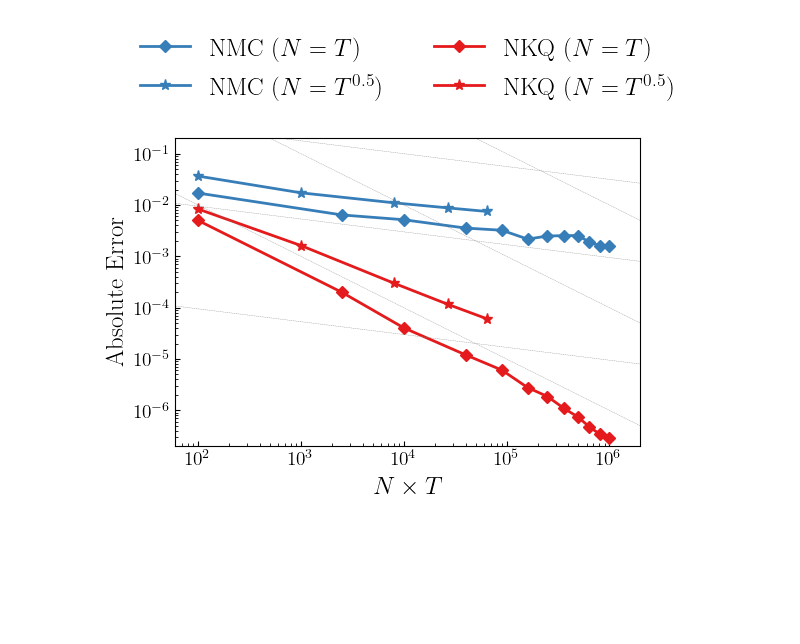
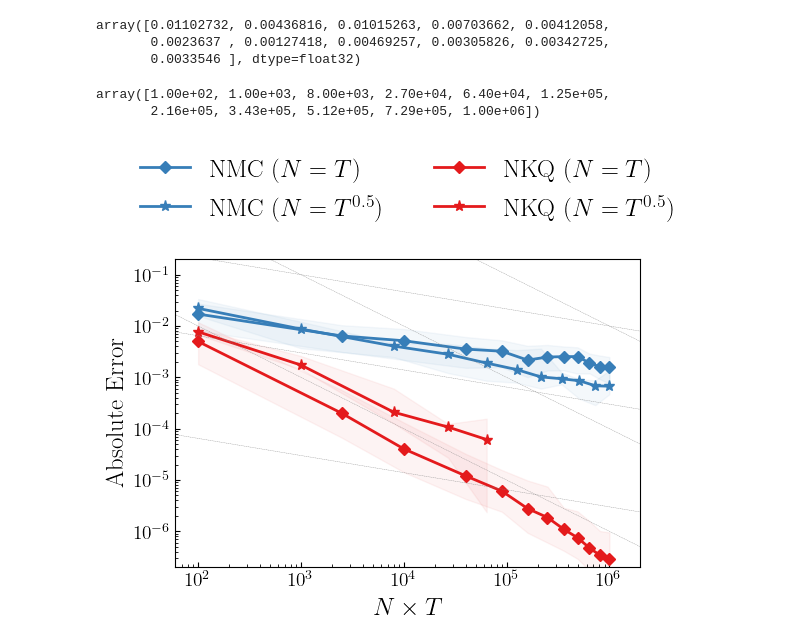
Before and after one commit to hudsonchen/nest_bq, a Jupyter notebook: plotting_notebooks/toy.ipynb, the cells around one changed output. Drawn from its saved outputs; the diff is of its cells as text; code cells hidden in the pictures; blank space fills up the shorter version.

```diff
--- a/plotting_notebooks/toy.ipynb
+++ b/plotting_notebooks/toy.ipynb
@@ -12,7 +12,6 @@ plt.rc('text.latex', preamble=r'\usepackage{amsmath, amsfonts}')
 
 # plt.rc('font', family='Arial', size=12)
 # plt.rc('axes', titlesize=16, labelsize=14, grid=True)
-plt.rc('lines', linewidth=linewidth)
 plt.rc('legend', fontsize=18, frameon=False)
 plt.rc('xtick', labelsize=14, direction='in')
 plt.rc('ytick', labelsize=14, direction='in')
@@ -134,6 +133,17 @@ I_nkq_ratio_two_q75 = np.percentile(I_nkq_ratio_two_array, 75, axis=0)
 I_nmc_ratio_two_median = np.median(I_nmc_ratio_two_array, axis=0)
 I_nmc_ratio_two_q25 = np.percentile(I_nmc_ratio_two_array, 25, axis=0)
 I_nmc_ratio_two_q75 = np.percentile(I_nmc_ratio_two_array, 75, axis=0)
+# %%
+I_nmc_ratio_two_median
+# %% [output]
+array([0.01102732, 0.00436816, 0.01015263, 0.00703662, 0.00412058,
+       0.0023637 , 0.00127418, 0.00469257, 0.00305826, 0.00342725,
+       0.0033546 ], dtype=float32)
+# %%
+cost_array_ratio_two
+# %% [output]
+array([1.00e+02, 1.00e+03, 8.00e+03, 2.70e+04, 6.40e+04, 1.25e+05,
+       2.16e+05, 3.43e+05, 5.12e+05, 7.29e+05, 1.00e+06])
 # %%
 cmap = plt.get_cmap('Set1')
 markersize = 6
@@ -157,17 +167,21 @@ rescale_array_nmc_ratio_half = np.array([1.0, 1, 0.8, 0.8,
 rescale_array_nkq_ratio_half = np.array([1.0, 1, 1.2, 1.0,
                                          1.0, 1.0, 0.8, 1.0, 0.7])
 
-rescale_array_nkq_ratio_two = np.array([1.0, 1, 1.0, 1.7, 1.5])
+rescale_array_nkq_ratio_two = np.array([1.0, 1, 1.1, 1.2, 1.3])
+rescale_array_nmc_ratio_two = np.array([1.0, 1, 0.2, 0.2, 0.23,
+                                        0.3, 0.4, 0.1, 0.14, 0.1, 0.1])
 
 
 fig1 = plt.figure(figsize=(6, 4))
 plt.grid(False)
 plt.plot(cost_array, I_nmc_median, label=f'NMC ($N=T$)', color=cmap.colors[1], linewidth=linewidth,
          marker='D', markersize=markersize)
-# plt.fill_between(cost_array, I_nmc_q25, I_nmc_q75, alpha=0.05, color=cmap.colors[0])
+plt.fill_between(cost_array, I_nmc_q25, I_nmc_q75, alpha=0.05, color=cmap.colors[1])
+
 plt.plot(cost_array, I_nkq_median * rescale_array_nkq_ratio_one / 2, label=f'NKQ ($N=T$)',
          color=cmap.colors[0], linewidth=linewidth, marker='D', markersize=markersize)
-# plt.fill_between(cost_array, I_nkq_q25 * rescale_array_nkq_ratio_one / 2, I_nkq_q75 * rescale_array_nkq_ratio_one / 2, alpha=0.05, color=cmap.colors[1])
+plt.fill_between(cost_array, I_nkq_q25 * rescale_array_nkq_ratio_one / 2,
+                 I_nkq_q75 * rescale_array_nkq_ratio_one / 2, alpha=0.05, color=cmap.colors[0])
 
 keys = list(I_nkq_ratio_half_err_dict.keys())
 N_array_ratio_half = np.array([k[1] for k in keys], dtype=float)
@@ -188,12 +202,17 @@ T_array_ratio_two = np.array([k[0] for k in keys], dtype=float)
 cost_array_ratio_two = N_array_ratio_two * T_array_ratio_two
 cost_array_ratio_two[0] = 100
 
-plt.plot(cost_array_ratio_two, I_nmc_ratio_two_median * 2, label=rf'NMC ($N=T^{{0.5}}$)',
+nkq_ratio_two_index = (1 - np.isnan(I_nkq_ratio_two_median)).sum()
+
+plt.plot(cost_array_ratio_two, I_nmc_ratio_two_median * rescale_array_nmc_ratio_two * 2, label=rf'NMC ($N=T^{{0.5}}$)',
          color=cmap.colors[1], linewidth=linewidth, marker='*', markersize=markersize + 2)
-# plt.fill_between(cost_array_ratio_two, I_nmc_ratio_two_q25, I_nmc_ratio_two_q75, alpha=0.05, color=cmap[0])
-plt.plot(cost_array_ratio_two, I_nkq_ratio_two_median * rescale_array_nkq_ratio_two / 2 / 2, label=f'NKQ ($N=T^{{0.5}}$)',
+plt.fill_between(cost_array_ratio_two, I_nmc_ratio_two_q25 * rescale_array_nmc_ratio_two * 2,
+                 I_nmc_ratio_two_q75 * rescale_array_nmc_ratio_two * 2, alpha=0.05, color=cmap.colors[1])
+
+plt.plot(cost_array_ratio_two[:nkq_ratio_two_index], I_nkq_ratio_two_median[:nkq_ratio_two_index] * rescale_array_nkq_ratio_two / 2 / 2, label=f'NKQ ($N=T^{{0.5}}$)',
          color=cmap.colors[0], linewidth=linewidth, marker='*', markersize=markersize + 2)
-# plt.fill_between(cost_array_ratio_two, I_nkq_ratio_two_q25, I_nkq_ratio_two_q75, alpha=0.05, color=cmap[1])
+plt.fill_between(cost_array_ratio_two[:nkq_ratio_two_index], I_nkq_ratio_two_q25[:nkq_ratio_two_index] / 2 / 2,
+                 I_nkq_ratio_two_q75[:nkq_ratio_two_index] / 2 / 2, alpha=0.05, color=cmap.colors[0])
 
 
 # First, fix N and plot the error as a function of T
@@ -208,38 +227,38 @@ theoretical_error_nmc_ratio_two = N_T_array ** (-1/6) # N^{-1} + T^{-0.5}
 
 plt.plot(N_T_array, theoretical_error_nkq_ratio_one, linestyle='--', color = 'grey', linewidth=0.25)
 plt.plot(N_T_array, 100 * theoretical_error_nkq_ratio_one, linestyle='--', color = 'grey', linewidth=0.25)
 plt.plot(N_T_array, 1e4 * theoretical_error_nkq_ratio_one, linestyle='--', color = 'grey', linewidth=0.25)
-plt.plot(N_T_array, theoretical_error_nmc_ratio_one, linestyle='--', color = 'grey', linewidth=0.25)
-plt.plot(N_T_array, 0.03 * theoretical_error_nmc_ratio_one, linestyle='--', color = 'grey', linewidth=0.25)
-plt.plot(N_T_array, 100 * theoretical_error_nmc_ratio_one, linestyle='--', color = 'grey', linewidth=0.25)
-plt.plot(N_T_array, 0.0003 * theoretical_error_nmc_ratio_one, linestyle='--', color = 'grey', linewidth=0.25)
+plt.plot(N_T_array, theoretical_error_nmc_ratio_half, linestyle='--', color = 'grey', linewidth=0.25)
+plt.plot(N_T_array, 0.03 * theoretical_error_nmc_ratio_half, linestyle='--', color = 'grey', linewidth=0.25)
+plt.plot(N_T_array, 100 * theoretical_error_nmc_ratio_half, linestyle='--', color = 'grey', linewidth=0.25)
+plt.plot(N_T_array, 0.0003 * theoretical_error_nmc_ratio_half, linestyle='--', color = 'grey', linewidth=0.25)
 
 # plt.plot(N_T_array, 0.01 * theoretical_error_nmc_ratio_half, linestyle='--', color = cmap[0], linewidth=0.25)
 # plt.plot(N_T_array, 0.01 * theoretical_error_nmc_ratio_two, linestyle='--', color = cmap[0], linewidth=0.25)
 # plt.plot(N_T_array, 0.01 * theoretical_error_nkq_ratio_two, linestyle='--', color = cmap[1], linewidth=0.25)
 
 
 plt.xlabel(r'$N \times T$')
 plt.ylabel('Absolute Error')
 plt.ylim([2e-7, 0.2])
 plt.xlim([60, 2e6])
 plt.yscale('log')
 plt.xscale('log')
 
 # Get current legend handles and labels
 handles, labels = plt.gca().get_legend_handles_labels()
 
 # order = [0, 2, 4, 1, 3, 5]
 order = [0, 2, 1, 3]
 handles = [handles[o] for o in order]
 labels = [labels[o] for o in order]
 
 # Create a legend with reordered handles and labels
 plt.legend(handles, labels, ncol=2, bbox_to_anchor=(0.5, 1.05), loc='lower center')
 plt.savefig('../figures/toy.pdf', bbox_inches='tight')
 plt.show()
 # %% [output]
-[figure, old version]
+[figure, new version]
 # %%
 handles
 # %% [output]
```
Also changed, not shown: parts of 3 cells of this notebook, 4 other files.
